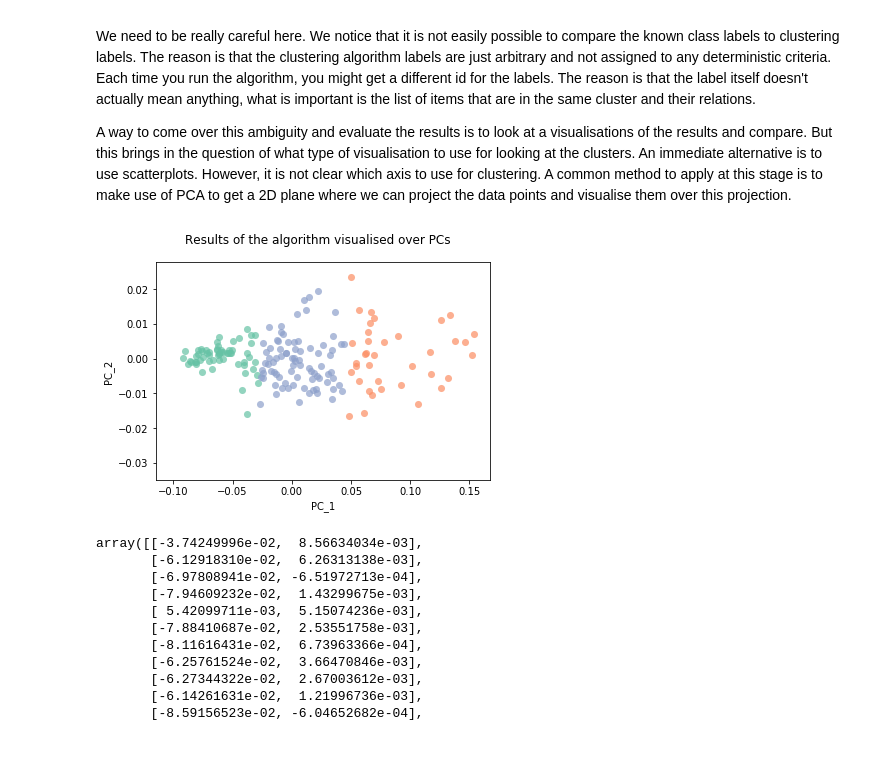
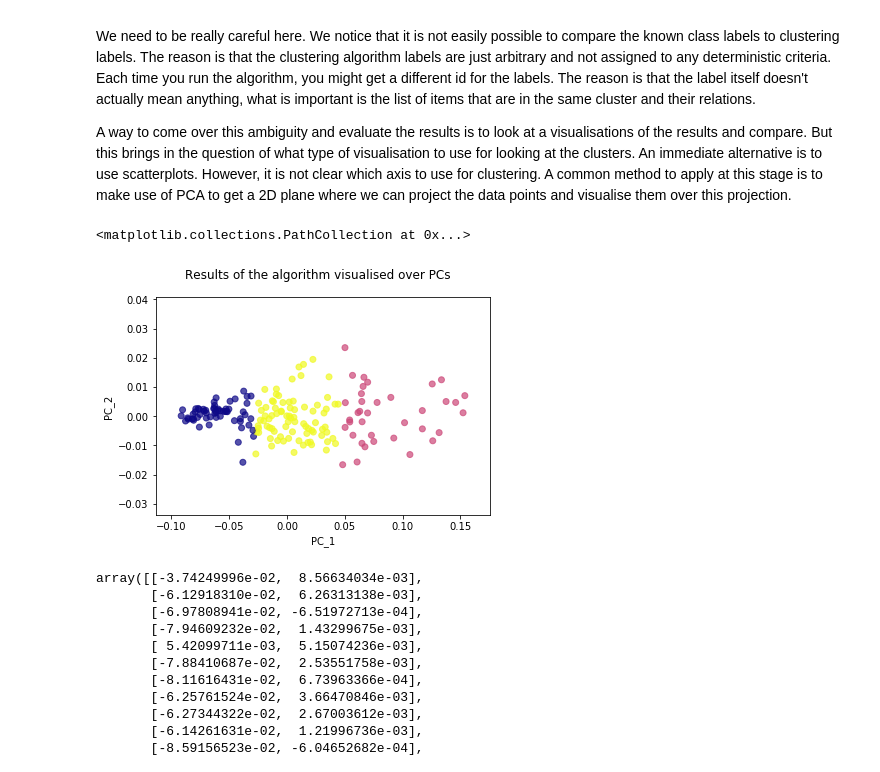
Before and after one commit to zdetor54/MSc-Data-Science, a Jupyter notebook: 02 - Principles of Data Science/week 07/Lab 07 - Feedback.ipynb, the cells around one changed output. Cells and saved outputs as stored; diff of their text form; code cells hidden in the pictures.

```diff
--- a/02 - Principles of Data Science/week 07/Lab 07 - Feedback.ipynb
+++ b/02 - Principles of Data Science/week 07/Lab 07 - Feedback.ipynb
@@ -83,25 +75,28 @@ A way to come over this ambiguity and evaluate the results is to look at a visua
 # %%
 pca = PCA(n_components=2)
 
 # We first fit a PCA model to the data
 pca.fit(data_to_cluster)
 
 # have a look at the components directly if we can notice any interesting structure
 projected_axes = pca.transform(data_to_cluster)
 
 columnIDToVisX = 0 # some variable to keep indexing simple and flexible
 columnIDToVisY = 1
 
 plt.suptitle('Results of the algorithm visualised over PCs')
 plt.xlabel('PC_1')
 plt.ylabel('PC_2')
 # some plotting using numpy's logical indexing
-plt.scatter(projected_axes[cluster_results ==0,columnIDToVisX], projected_axes[cluster_results==0,columnIDToVisY], c = "#66c2a5", s = 50, alpha = 0.7, linewidth='0') # greenish
-plt.scatter(projected_axes[cluster_results ==1,columnIDToVisX], projected_axes[cluster_results==1,columnIDToVisY], c = "#fc8d62", s = 50, alpha = 0.7, linewidth='0') # orangish
-plt.scatter(projected_axes[cluster_results ==2,columnIDToVisX], projected_axes[cluster_results==2,columnIDToVisY], c = "#8da0cb", s = 50, alpha = 0.7, linewidth='0') # blueish
-plt.show()
+# plt.scatter(projected_axes[cluster_results ==0,columnIDToVisX], projected_axes[cluster_results==0,columnIDToVisY], c = "#66c2a5", s = 50, alpha = 0.7, linewidth='0') # greenish
+# plt.scatter(projected_axes[cluster_results ==1,columnIDToVisX], projected_axes[cluster_results==1,columnIDToVisY], c = "#fc8d62", s = 50, alpha = 0.7, linewidth='0') # orangish
+# plt.scatter(projected_axes[cluster_results ==2,columnIDToVisX], projected_axes[cluster_results==2,columnIDToVisY], c = "#8da0cb", s = 50, alpha = 0.7, linewidth='0') # blueish
+# plt.show()
+
+plt.scatter(projected_axes[:,0], projected_axes[:,1], cmap="plasma", c=cluster_results, alpha=.7)
 # %% [output]
+<matplotlib.collections.PathCollection at 0x...>
-[figure, old version]
+[figure, new version]
 # %%
 projected_axes
 # %% [output]
```
Also changed, not shown: parts of 3 cells of this notebook, 3 other files.
